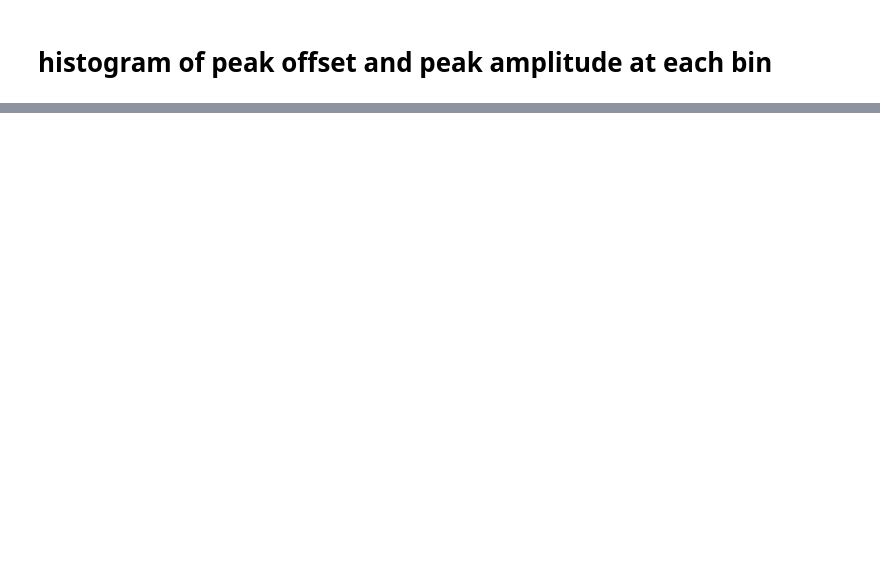
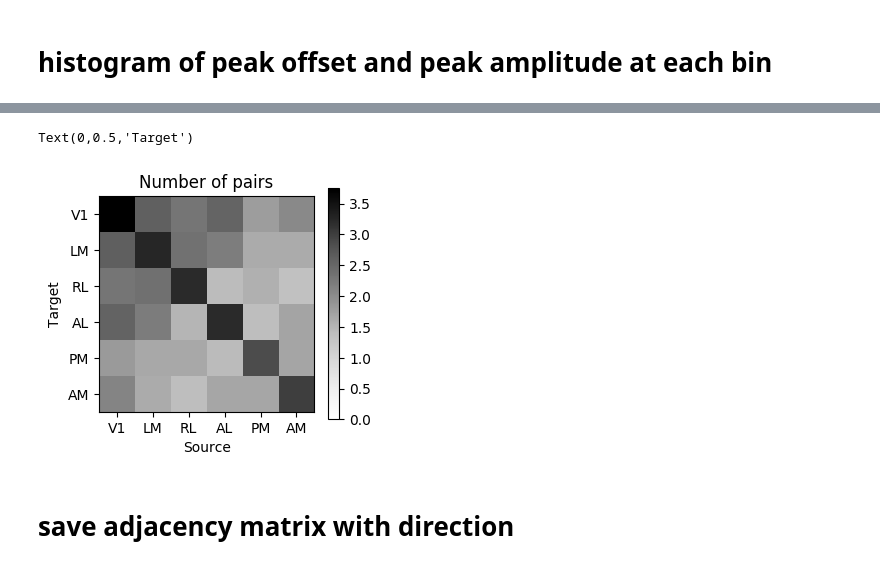
Before and after one commit to AllenInstitute/neuropixels_platform_paper, a Jupyter notebook: Figure3/ccg_area_subarea_summary_paper_resort_sharp_peak.ipynb, the cells around one changed output, grey strips where cells are left out. Drawn from its saved outputs; the diff is of its cells as text; code cells hidden in the pictures; blank space fills up the shorter version.

```diff
--- a/Figure3/ccg_area_subarea_summary_paper_resort.ipynb
+++ b/Figure3/ccg_area_subarea_summary_paper_resort_sharp_peak.ipynb
@@ -45,7 +45,7 @@ probe_area={'probeA':'AM',
              'probeE': 'AL',
              'probeF': 'RL'}
 
-areas_all = ['LGd','VISp','VISl', 'VISrl', 'VISal', 'VISpm', 'VISam',  'LP']
+#areas_all = ['LGd','VISp','VISl', 'VISrl', 'VISal', 'VISpm', 'VISam',  'LP']
 areas_all = ['VISp','VISl', 'VISrl', 'VISal', 'VISpm', 'VISam']
 # %% [markdown]
 # group sharp peak to areas
@@ -205,0 +345,21 @@ N_pair
+# %%
+#area_names = ['V1', 'LM', 'RL', 'AL',  'PM', 'AM']
+plt.figure(figsize=(22,20))
+N_connection=np.zeros((m,m))
+M=np.zeros((m,m))
+for i in range(m):
+    for j in range(m):
+        ax1 = plt.subplot(m,m,i*m+j+1)
+        a, bins, c = plt.hist(CCG_offset[i][j], bins=np.arange(-20,20,1), color='gray', alpha=0.8)
+        #plt.title(areas_all[j]+'-'+areas_all[i], fontsize=15)
+        plt.plot([-0.50,-0.50], [0, max(a)], ':k')
+        md = round(np.nanmedian(CCG_offset[i][j]), 2)
+        plt.plot([md+0.5,md+0.5], [0, max(a)], ':r')
+        plt.xticks([-10.5,-0.5,9.5],[-10,0,10])
+        plt.title(str(int(sum(a)))+'  '+str(md+1), fontsize=14)
+        #plt.title(str(area_names[i])+'-'+str(area_names[j]), fontsize=14)
+        N_connection[i,j]=sum(a)
+        M[i,j]=md+1
+        #ax1.axes.get_yaxis().set_visible(False)
+plt.tight_layout()
+#plt.savefig('/Users/xiaoxuanj/work/work_allen/Ephys/figures/platform_paper/functional_connectivity/distribution_peak_offset_25mice_6area_7std20_paper.pdf')
@@ -205,0 +377,18 @@ N_pair
+# %%
+area_names = [ 'V1', 'LM','RL', 'AL',  'PM', 'AM',]
+#area_names = ['V1', 'LM', 'RL','AL',  'PM', 'AM']
+plt.figure(figsize=(16,3))
+plt.subplot(141)
+plt.imshow(np.log10(N_connection), cmap='Greys', vmin=0)
+plt.xticks(range(6), area_names)
+plt.yticks(range(6), area_names)
+plt.title('Number of pairs')
+plt.colorbar()
+plt.xlabel('Source')
+plt.ylabel('Target')
+#plt.savefig('/Users/xiaoxuanj/work/work_allen/Ephys/figures/platform_paper/functional_connectivity/FC_mice27_6area_number.pdf')
+# %% [output]
+Text(0,0.5,'Target')
+[figure, added]
+# %% [markdown]
+# save adjacency matrix with direction
```
Also changed, not shown: parts of 33 cells of this notebook, 1 other file.
